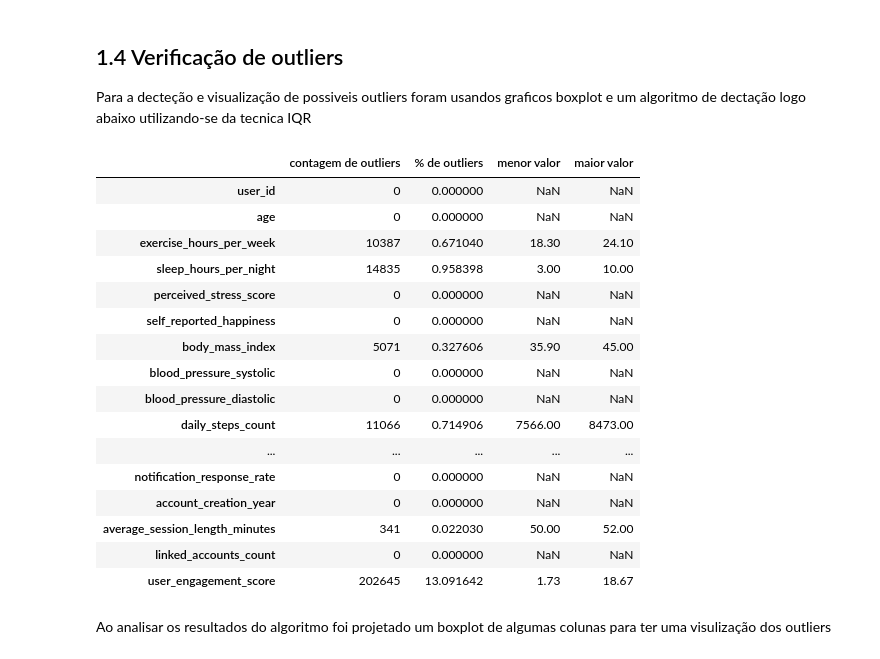
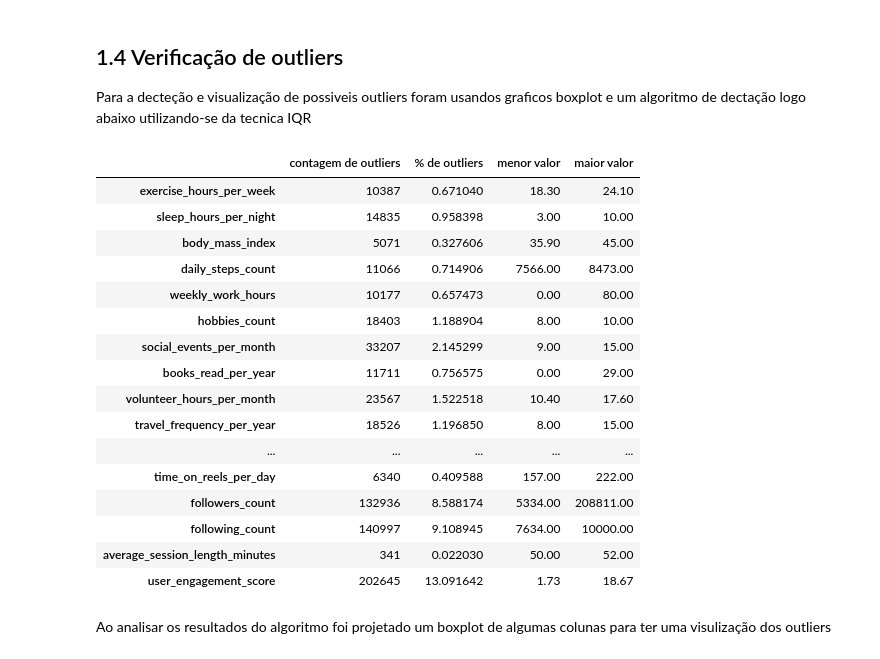
Before and after one commit to H3ytt0r62/SBD2-Social_Media_User_Analysis, a Jupyter notebook: Data layer/Raw/analytcs.ipynb, the cells around one changed output. Drawn from its saved outputs; the diff is of its cells as text; code cells hidden in the pictures.

Commit message:
fix/ vizualização de outlier

```diff
--- a/Data layer/Raw/analytcs.ipynb
+++ b/Data layer/Raw/analytcs.ipynb
@@ -75,48 +75,49 @@ Para a decteção e visualização de possiveis outliers foram usandos graficos
 # %%
 outliers = {}
 
 for coluna in df_raw.select_dtypes(include=["float64","int64"]).columns:
     Q1 = df_raw[coluna].quantile(0.25)
     Q3 = df_raw[coluna].quantile(0.75)
     IQR = Q3 - Q1
     limite_inferior = Q1 - 1.5 * IQR
     limite_superior = Q3 + 1.5 * IQR
     outliers_coluna = df_raw[(df_raw[coluna] < limite_inferior) | (df_raw[coluna] > limite_superior)]
     total_out = len(outliers_coluna)
 
     if total_out > 0:
         menor_valor = outliers_coluna[coluna].min()
         maior_valor = outliers_coluna[coluna].max()
     else:
         menor_valor = None
         maior_valor = None
 
     outliers[coluna] ={
         "contagem de outliers": total_out,
         "% de outliers": (total_out / len(df_raw)) * 100,
         "menor valor": menor_valor,
         "maior valor": maior_valor,
     }
 
 outliers_df = pd.DataFrame.from_dict(outliers, orient='index')
-outliers_df.head(38)
+outliers_total = outliers_df['contagem de outliers'] > 0
+outliers_df[outliers_total]
 # %% [output]
 |  | contagem de outliers | % de outliers | menor valor | maior valor |
-| user_id | 0 | 0.000000 | NaN | NaN |
-| age | 0 | 0.000000 | NaN | NaN |
 | exercise_hours_per_week | 10387 | 0.671040 | 18.30 | 24.10 |
 | sleep_hours_per_night | 14835 | 0.958398 | 3.00 | 10.00 |
-| perceived_stress_score | 0 | 0.000000 | NaN | NaN |
-| self_reported_happiness | 0 | 0.000000 | NaN | NaN |
 | body_mass_index | 5071 | 0.327606 | 35.90 | 45.00 |
-| blood_pressure_systolic | 0 | 0.000000 | NaN | NaN |
-| blood_pressure_diastolic | 0 | 0.000000 | NaN | NaN |
 | daily_steps_count | 11066 | 0.714906 | 7566.00 | 8473.00 |
+| weekly_work_hours | 10177 | 0.657473 | 0.00 | 80.00 |
+| hobbies_count | 18403 | 1.188904 | 8.00 | 10.00 |
+| social_events_per_month | 33207 | 2.145299 | 9.00 | 15.00 |
+| books_read_per_year | 11711 | 0.756575 | 0.00 | 29.00 |
+| volunteer_hours_per_month | 23567 | 1.522518 | 10.40 | 17.60 |
+| travel_frequency_per_year | 18526 | 1.196850 | 8.00 | 15.00 |
 | ... | ... | ... | ... | ... |
-| notification_response_rate | 0 | 0.000000 | NaN | NaN |
-| account_creation_year | 0 | 0.000000 | NaN | NaN |
+| time_on_reels_per_day | 6340 | 0.409588 | 157.00 | 222.00 |
+| followers_count | 132936 | 8.588174 | 5334.00 | 208811.00 |
+| following_count | 140997 | 9.108945 | 7634.00 | 10000.00 |
 | average_session_length_minutes | 341 | 0.022030 | 50.00 | 52.00 |
-| linked_accounts_count | 0 | 0.000000 | NaN | NaN |
 | user_engagement_score | 202645 | 13.091642 | 1.73 | 18.67 |
 # %% [markdown]
 Ao analisar os resultados do algoritmo foi projetado um boxplot de algumas colunas para ter uma visulização dos outliers
```
Also changed, not shown: parts of 2 cells of this notebook.
